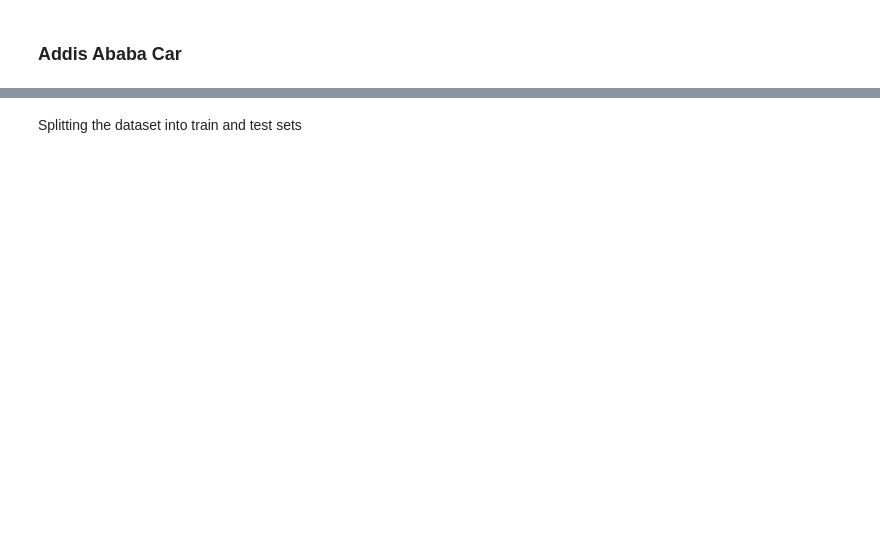
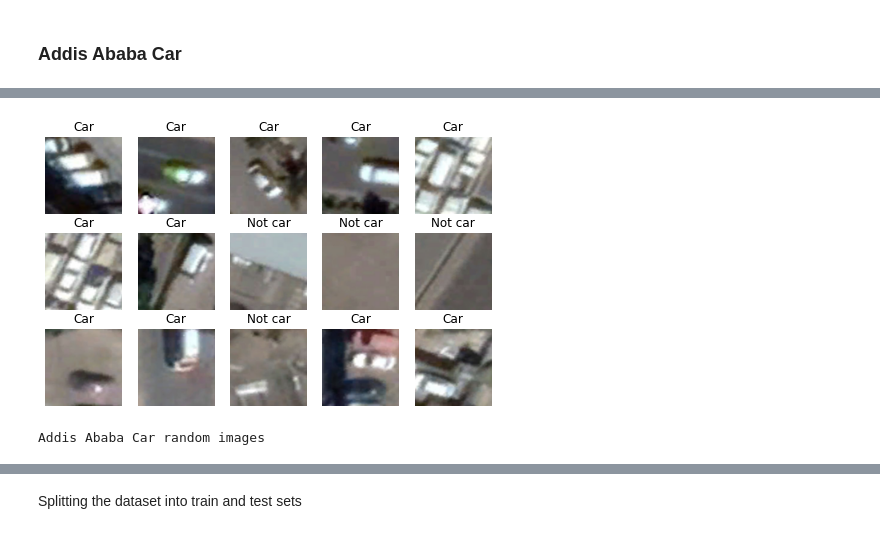
Before and after one commit to workingbetter/deep-learning-Image-classification-by-Michael-Bogale, a Jupyter notebook: ITNPAI1_3071806.ipynb, the cells around one changed output, grey strips where cells are left out. Saved outputs shown, nothing was run; the diff lists cells and outputs as text; code cells hidden in the pictures; blank space fills up the shorter version.

```diff
--- a/ITNPAI1_3071806.ipynb
+++ b/ITNPAI1_3071806.ipynb
@@ -248,0 +227,6 @@ plot_dataset("Car", "Not car")
+# %%
+plot_dataset("Car", "Not car", addis_car_dataset)
+print('Addis Ababa Car random images')
+# %% [output]
+[figure, added]
+Addis Ababa Car random images
```
Also changed, not shown: parts of 45 cells of this notebook.
